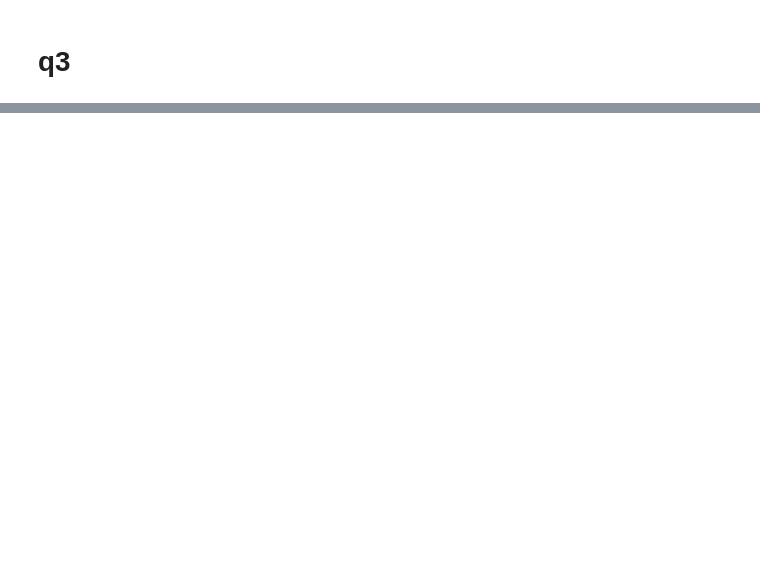
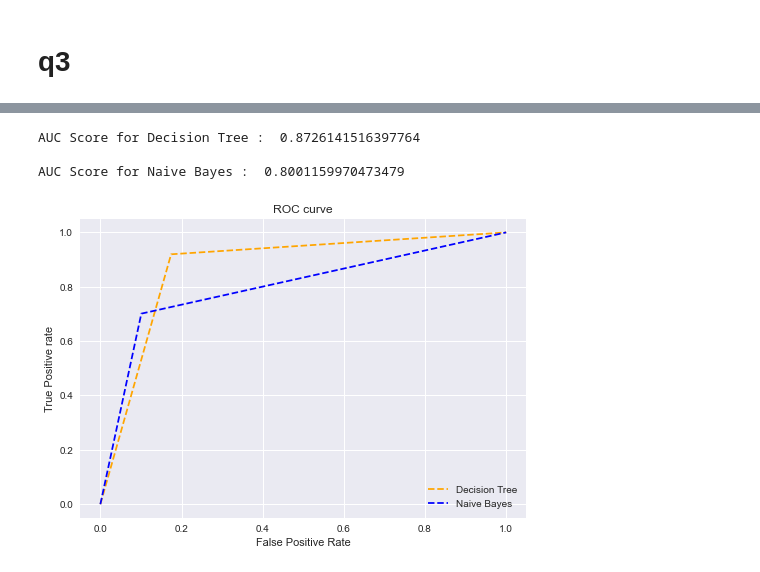
Before and after one commit to GaribDev/Appointy, a Jupyter notebook: Web mining Lab 18BCE2079.ipynb, the cells around one changed output, grey strips where cells are left out. Cells and saved outputs as stored; diff of their text form; code cells hidden in the pictures; blank space fills up the shorter version.

```diff
--- a/Web mining Lab 18BCE2079.ipynb
+++ b/Web mining Lab 18BCE2079.ipynb
@@ -293,0 +117,16 @@ mined
+# %%
+# Load libraries
+import pandas as pd
+from sklearn.tree import DecisionTreeClassifier # Import Decision Tree Classifier
+from sklearn.model_selection import train_test_split # Import train_test_split function
+from sklearn import metrics #Import scikit-learn metrics module for accuracy calculation
+from sklearn.metrics import confusion_matrix
+from sklearn.model_selection import train_test_split
+from sklearn.tree import DecisionTreeClassifier
+from sklearn.metrics import accuracy_score
+from sklearn.metrics import classification_report
+
+feature_cols = ['A1','A2','A3','A4','A5','A6','A7','A8','A9','A10','A11','A12','A13','A14','A15']
+X = data[feature_cols] # Features
+y = data.A16 # Target variable
+X_train, X_test, y_train, y_test = train_test_split(X, y, test_size=0.3, random_state=1)
@@ -293,0 +231,31 @@ mined
+# %%
+from sklearn.metrics import roc_auc_score
+from sklearn.metrics import roc_curve
+import matplotlib.pyplot as plt
+
+# roc curve for models
+fpr1, tpr1, thresh1 = roc_curve(y_test, y_pred, pos_label=1)
+fpr2, tpr2, thresh2 = roc_curve(y_test, y_pred2, pos_label=1)
+
+# auc score
+auc_score1 = roc_auc_score(y_test, y_pred)
+auc_score2 = roc_auc_score(y_test, y_pred2)
+print("\nAUC Score for Decision Tree : ",auc_score1)
+print("\nAUC Score for Naive Bayes : ",auc_score2)
+
+
+# plot roc curves
+plt.style.use('seaborn')
+plt.plot(fpr1, tpr1, linestyle='--',color='orange', label='Decision Tree')
+plt.plot(fpr2, tpr2, linestyle='--',color='blue', label='Naive Bayes')
+plt.title('ROC curve')
+plt.xlabel('False Positive Rate')
+plt.ylabel('True Positive rate')
+plt.legend()
+plt.savefig('ROC',dpi=300)
+plt.show();
+# %% [output]
+AUC Score for Decision Tree :  0.8726141516397764
+
+AUC Score for Naive Bayes :  0.8001159970473479
+[figure, added]
```
Also changed, not shown: parts of 18 cells of this notebook.
